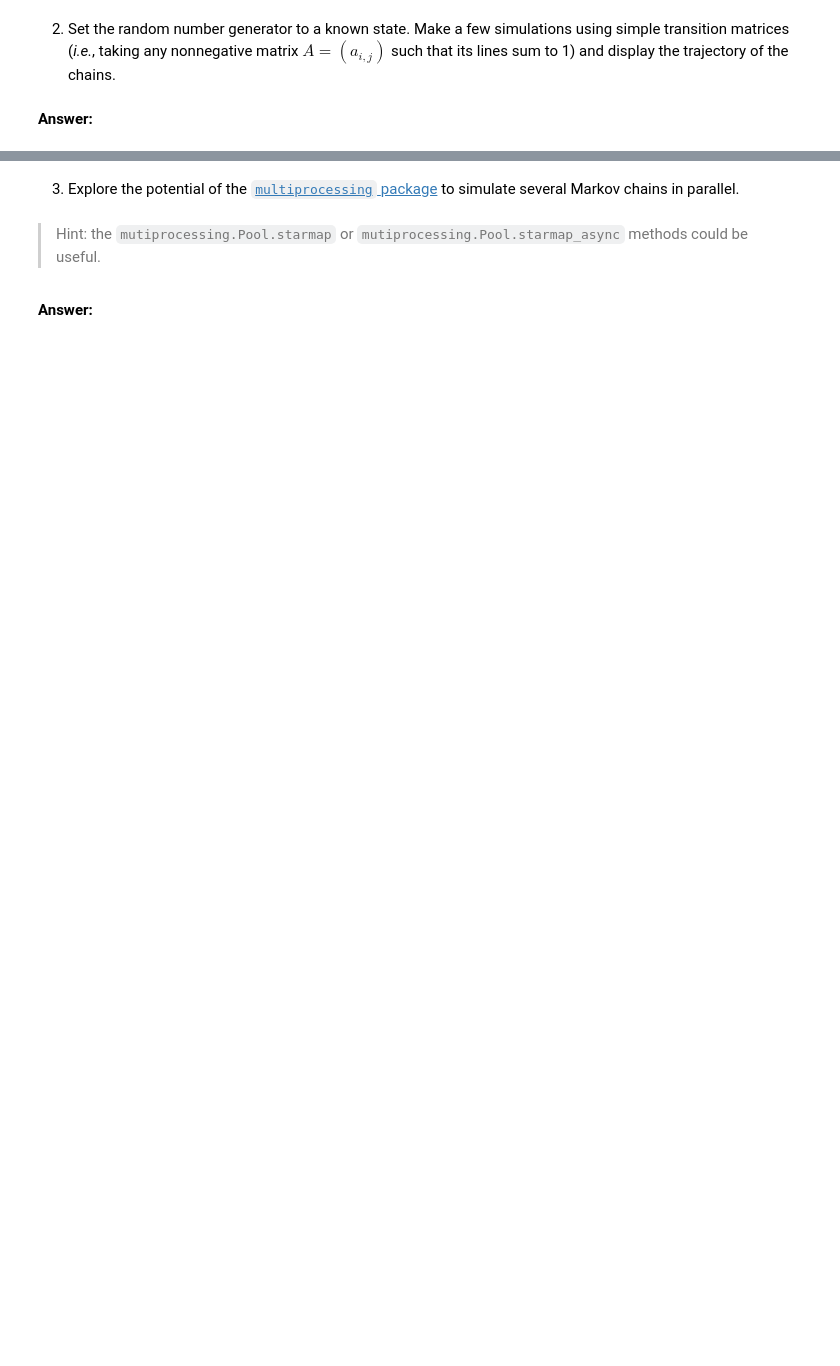
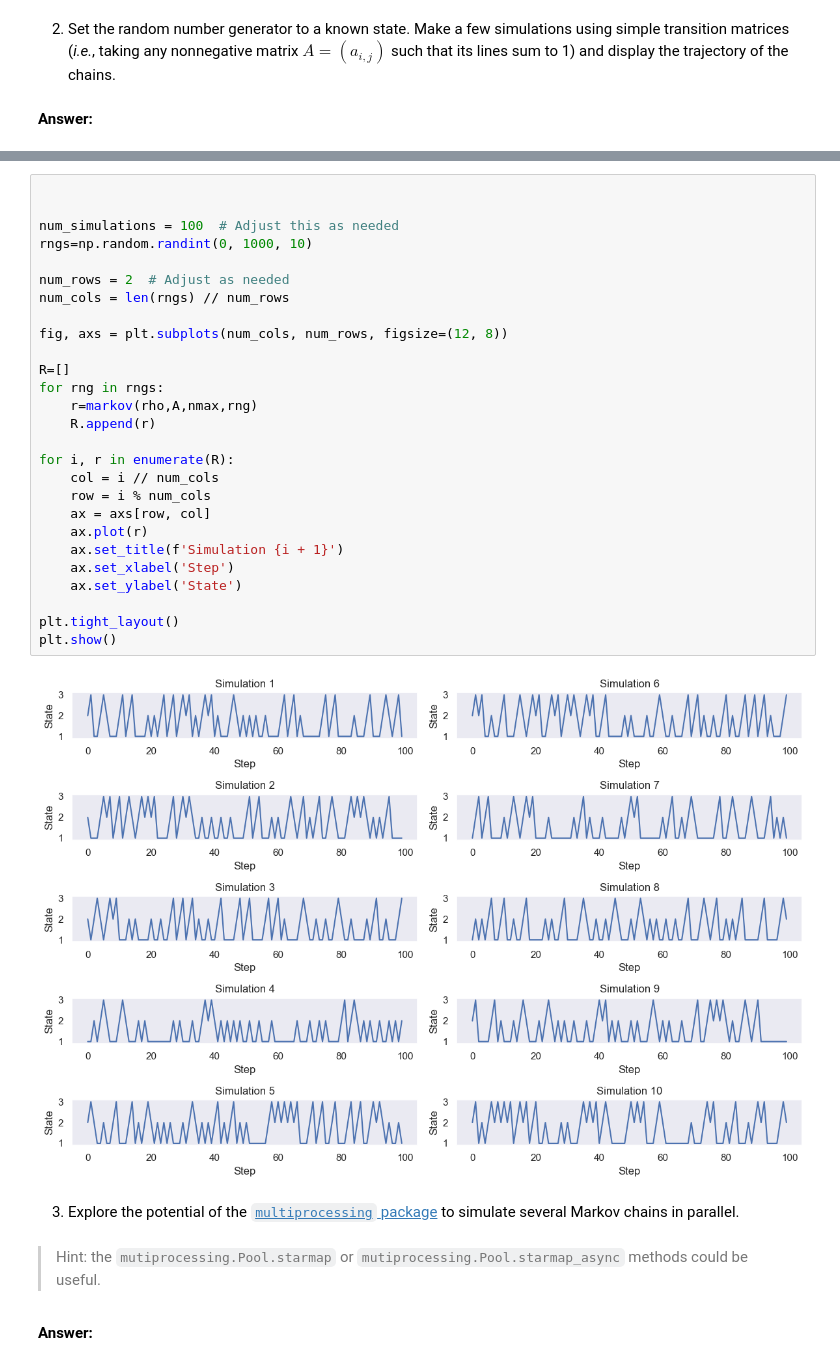
Before and after one commit to benech17/python_sdia_BENICHOU_BONNEFOY, a Jupyter notebook: Labs/Lab5/BENICHOU_BONNEFOY_lab5.ipynb, the cells around one changed output, grey strips where cells are left out. Drawn from its saved outputs; the diff is of its cells as text; blank space fills up the shorter version.

```diff
--- a/Labs/Lab5/BENICHOU_BONNEFOY_lab5.ipynb
+++ b/Labs/Lab5/BENICHOU_BONNEFOY_lab5.ipynb
@@ -160,3 +189,32 @@ Here is an example of execution :
+# %%
+
+
+num_simulations = 100  # Adjust this as needed
+rngs=np.random.randint(0, 1000, 10)
+
+num_rows = 2  # Adjust as needed
+num_cols = len(rngs) // num_rows
+
+fig, axs = plt.subplots(num_cols, num_rows, figsize=(12, 8))
+
+R=[]
+for rng in rngs:
+    r=markov(rho,A,nmax,rng)
+    R.append(r)
+
+for i, r in enumerate(R):
+    col = i // num_cols
+    row = i % num_cols
+    ax = axs[row, col]
+    ax.plot(r)
+    ax.set_title(f'Simulation {i + 1}')
+    ax.set_xlabel('Step')
+    ax.set_ylabel('State')
+
+plt.tight_layout()
+plt.show()
+# %% [output]
+[figure, added]
 # %% [markdown]
 3. Explore the potential of the [`multiprocessing` package](https://docs.python.org/3/library/multiprocessing.html) to simulate several Markov chains in parallel.
 # %% [markdown]
```
Also changed, not shown: parts of 12 cells of this notebook.
